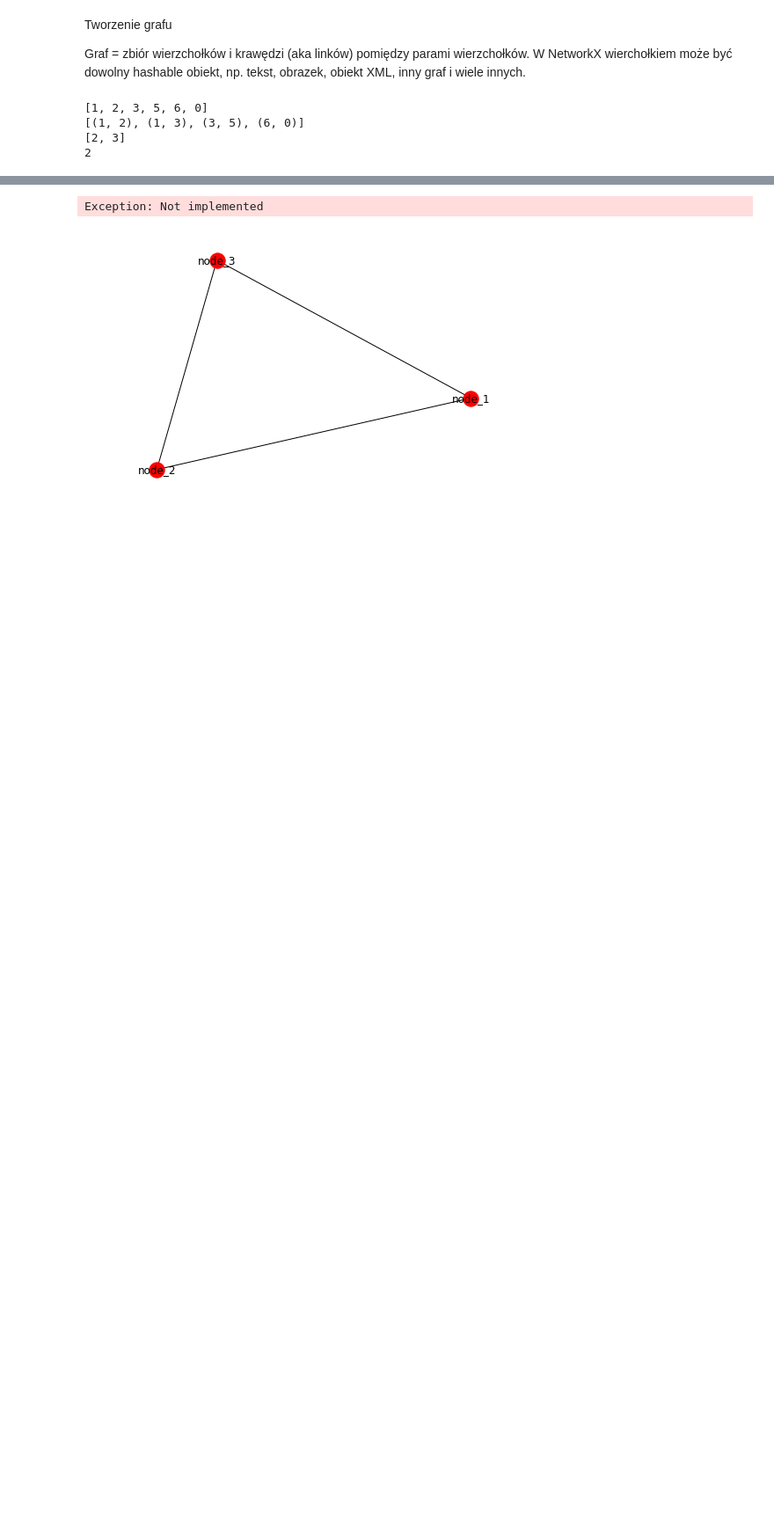
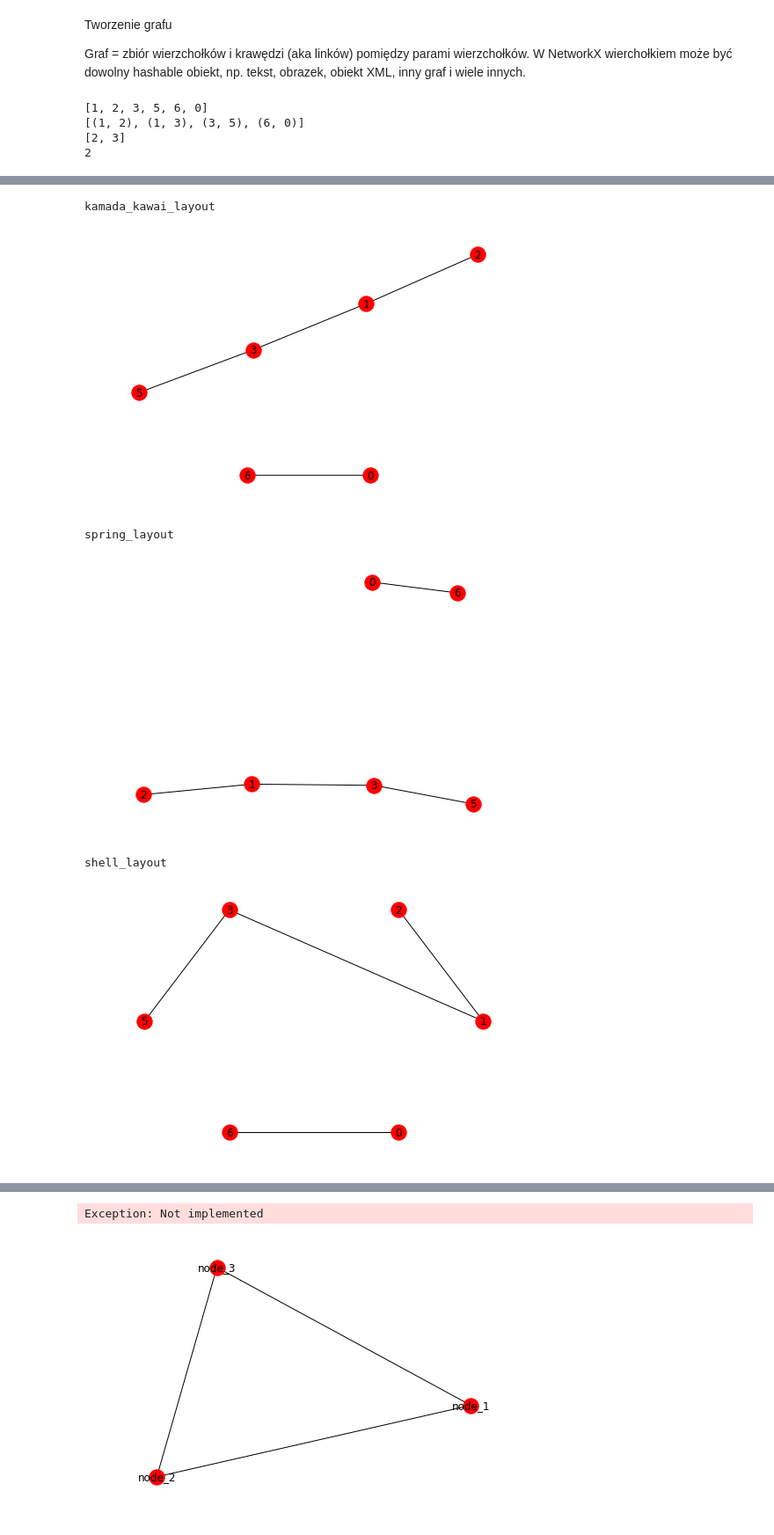
Before and after one commit to grzegorzborkowski/networkx-tutorial, a Jupyter notebook: NetworkX.ipynb, the cells around one changed output, grey strips where cells are left out. Shown at 88% size. Saved outputs shown, nothing was run; the diff lists cells and outputs as text; code cells hidden in the pictures; blank space fills up the shorter version.

```diff
--- a/NetworkX.ipynb
+++ b/NetworkX.ipynb
@@ -41,6 +41,28 @@ plt.show()
 # bipartite_layout - węzły w dwóch liniach prostych
 # circular_layout - węzły na okręgu
 # random_layout - węzły rozmieszczone randomowo
+# %%
+print("kamada_kawai_layout")
+pos = nx.kamada_kawai_layout(G)
+nx.draw(G, pos=pos, with_labels=True)
+plt.show()
+
+print("spring_layout")
+pos = nx.spring_layout(G)
+nx.draw(G, pos=pos, with_labels=True)
+plt.show()
+
+print("shell_layout")
+pos = nx.shell_layout(G)
+nx.draw(G, pos=pos, with_labels=True)
+plt.show()
+# %% [output]
+kamada_kawai_layout
+[figure, added]
+spring_layout
+[figure, added]
+shell_layout
+[figure, added]
 # %%
 # Generatory grafow - funkcje generujące ustrukturyzowane lub randomowe grafy
 # https://networkx.github.io/documentation/latest/reference/generators.html
```
Also changed, not shown: parts of 7 cells of this notebook, 2 other files.
